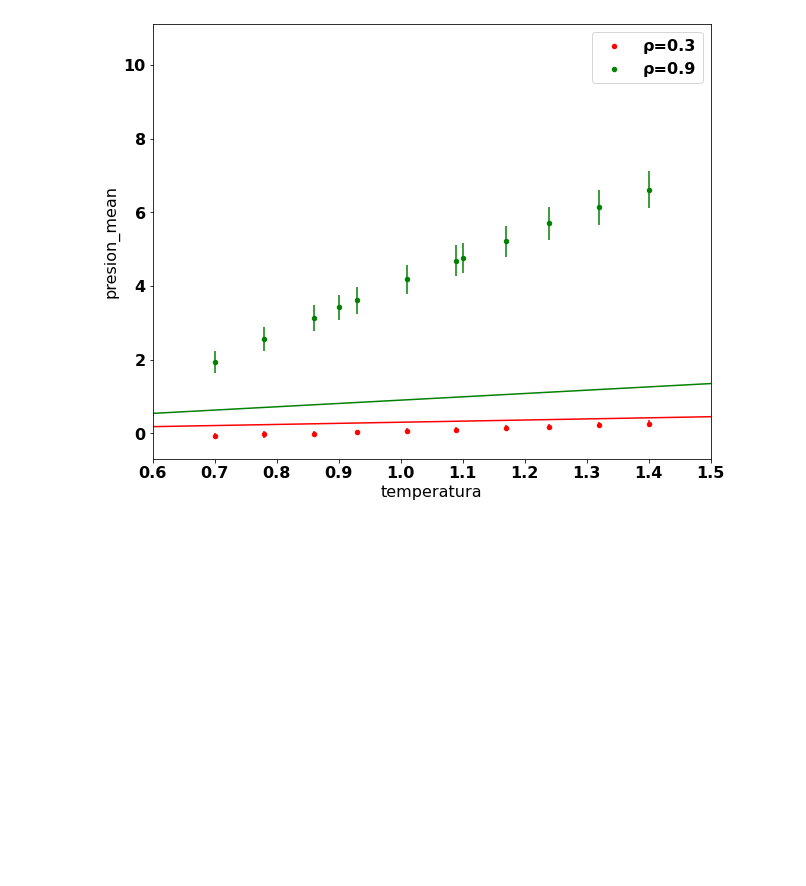
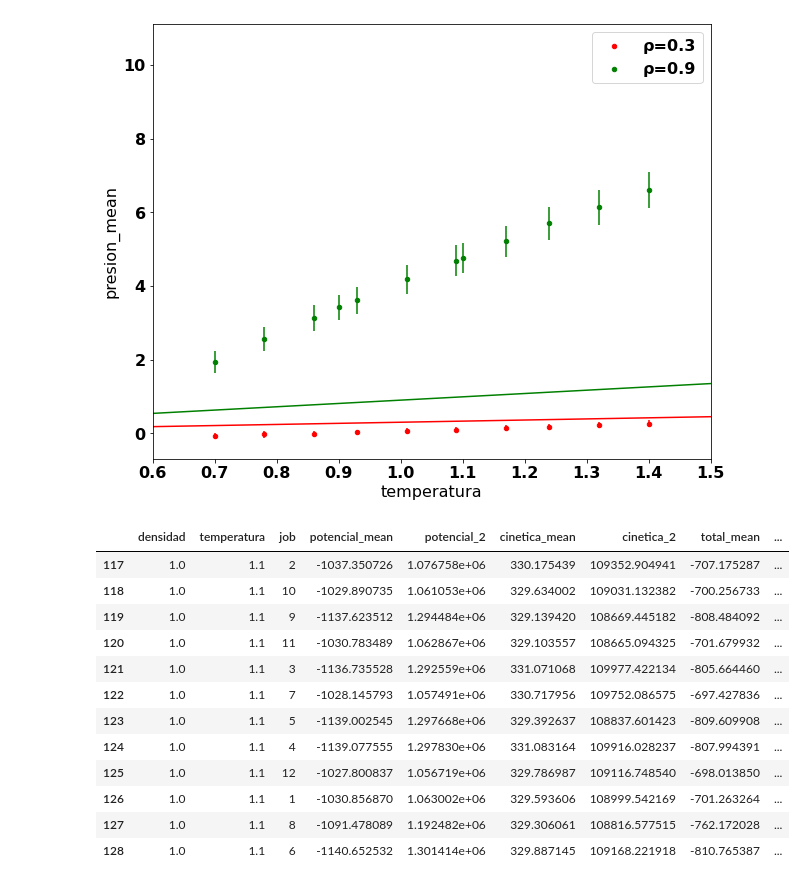
Before and after one commit to sstandre/dinamica_molecular, a Jupyter notebook: analisis.ipynb, the cells around one changed output. Cells and saved outputs as stored; diff of their text form; code cells hidden in the pictures; blank space fills up the shorter version.

```diff
--- a/analisis.ipynb
+++ b/analisis.ipynb
@@ -80,3 +98,19 @@ ax.set_xlim(x)
 # %% [output]
 (0.6, 1.5)
 [figure]
+# %%
+data_raw[(data_raw['densidad']== 1.0) & (data_raw['temperatura']==1.10)]
+# %% [output]
+|  | densidad | temperatura | job | potencial_mean | potencial_2 | cinetica_mean | cinetica_2 | total_mean | ... |
+| 117 | 1.0 | 1.1 | 2 | -1037.350726 | 1.076758e+06 | 330.175439 | 109352.904941 | -707.175287 | ... |
+| 118 | 1.0 | 1.1 | 10 | -1029.890735 | 1.061053e+06 | 329.634002 | 109031.132382 | -700.256733 | ... |
+| 119 | 1.0 | 1.1 | 9 | -1137.623512 | 1.294484e+06 | 329.139420 | 108669.445182 | -808.484092 | ... |
+| 120 | 1.0 | 1.1 | 11 | -1030.783489 | 1.062867e+06 | 329.103557 | 108665.094325 | -701.679932 | ... |
+| 121 | 1.0 | 1.1 | 3 | -1136.735528 | 1.292559e+06 | 331.071068 | 109977.422134 | -805.664460 | ... |
+| 122 | 1.0 | 1.1 | 7 | -1028.145793 | 1.057491e+06 | 330.717956 | 109752.086575 | -697.427836 | ... |
+| 123 | 1.0 | 1.1 | 5 | -1139.002545 | 1.297668e+06 | 329.392637 | 108837.601423 | -809.609908 | ... |
+| 124 | 1.0 | 1.1 | 4 | -1139.077555 | 1.297830e+06 | 331.083164 | 109916.028237 | -807.994391 | ... |
+| 125 | 1.0 | 1.1 | 12 | -1027.800837 | 1.056719e+06 | 329.786987 | 109116.748540 | -698.013850 | ... |
+| 126 | 1.0 | 1.1 | 1 | -1030.856870 | 1.063002e+06 | 329.593606 | 108999.542169 | -701.263264 | ... |
+| 127 | 1.0 | 1.1 | 8 | -1091.478089 | 1.192482e+06 | 329.306061 | 108816.577515 | -762.172028 | ... |
+| 128 | 1.0 | 1.1 | 6 | -1140.652532 | 1.301414e+06 | 329.887145 | 109168.221918 | -810.765387 | ... |
```
Also changed, not shown: parts of 4 cells of this notebook, 4 other files.
